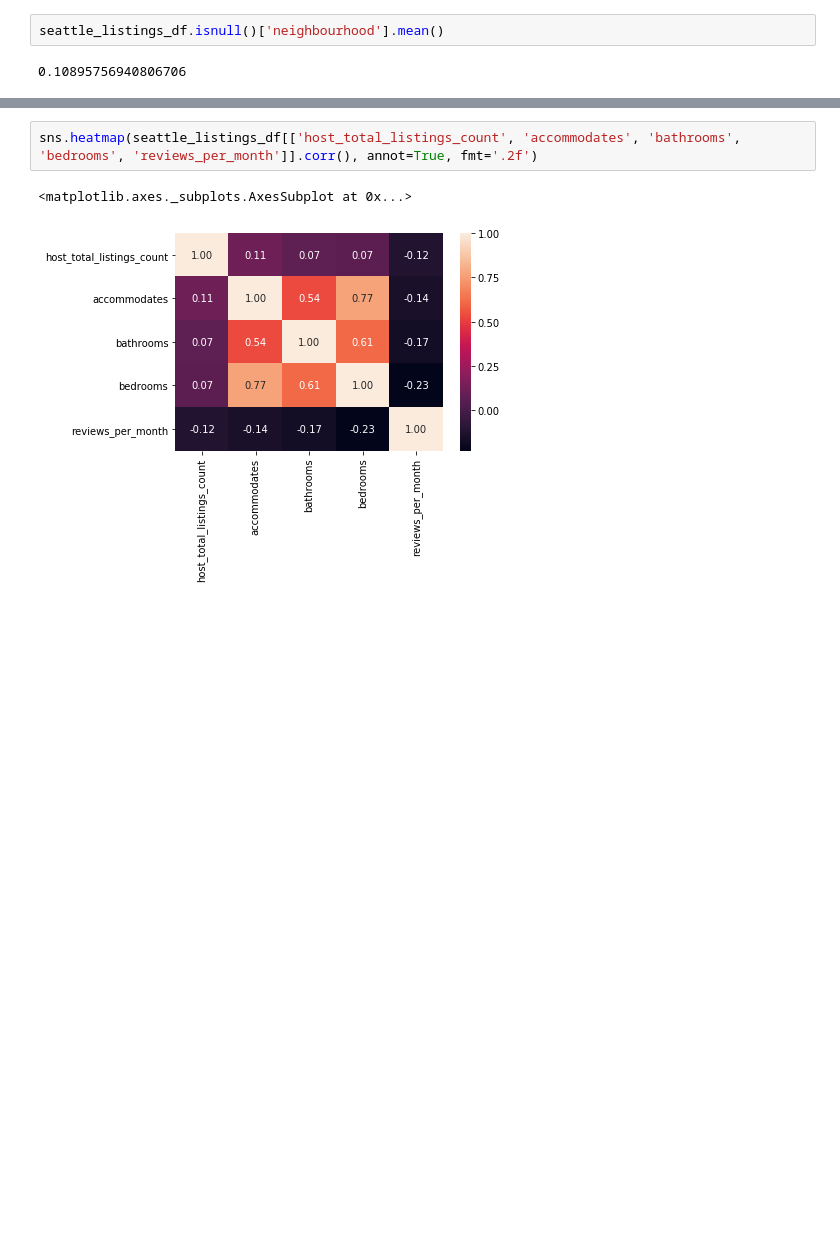
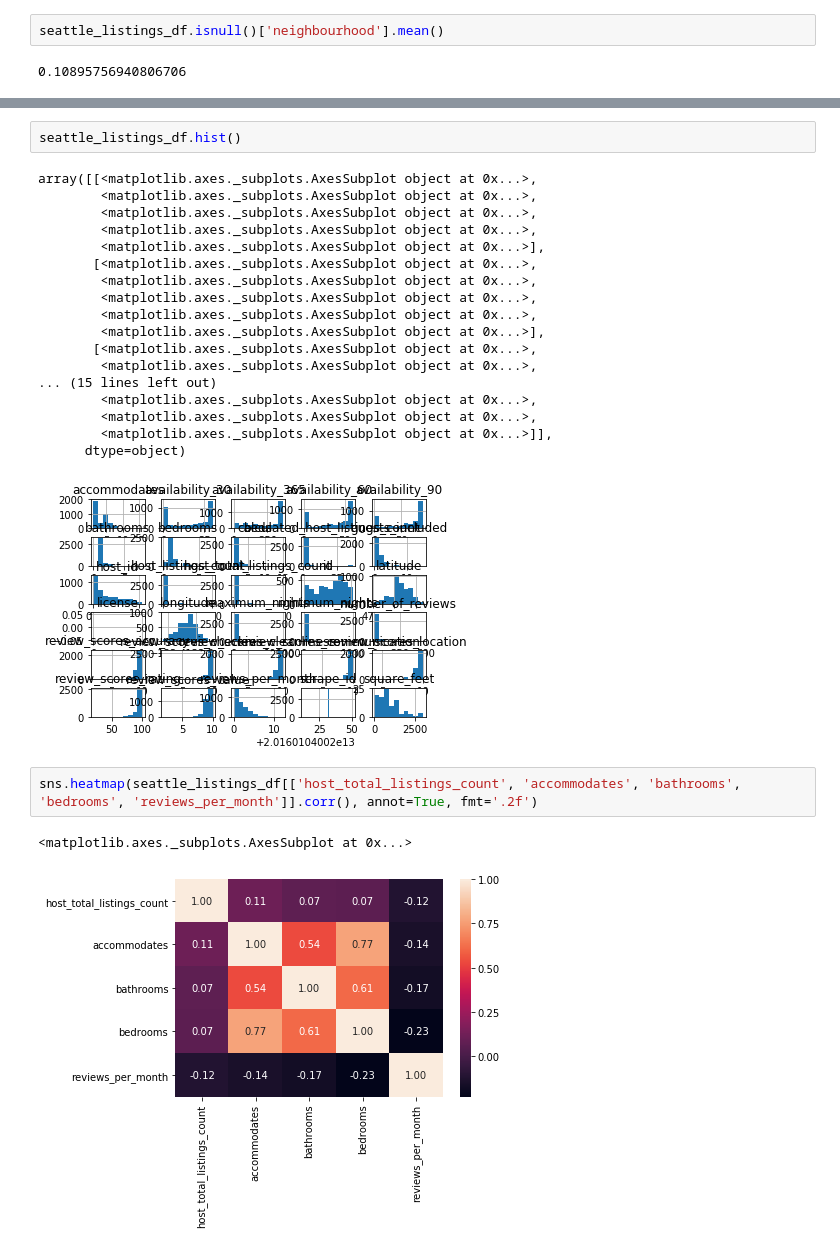
Before and after one commit to claudehotline/write_a_data_science_blog, a Jupyter notebook: Airbnb Seattle dataset.ipynb, the cells around one changed output, grey strips where cells are left out. Drawn from its saved outputs; the diff is of its cells as text; blank space fills up the shorter version.

```diff
--- a/Airbnb Seattle dataset.ipynb
+++ b/Airbnb Seattle dataset.ipynb
@@ -179,3 +123,24 @@ array([[<matplotlib.axes._subplots.AxesSubplot object at 0x...>,
+# %%
+seattle_listings_df.hist()
+# %% [output]
+array([[<matplotlib.axes._subplots.AxesSubplot object at 0x...>,
+        <matplotlib.axes._subplots.AxesSubplot object at 0x...>,
+        <matplotlib.axes._subplots.AxesSubplot object at 0x...>,
+        <matplotlib.axes._subplots.AxesSubplot object at 0x...>,
+        <matplotlib.axes._subplots.AxesSubplot object at 0x...>],
+       [<matplotlib.axes._subplots.AxesSubplot object at 0x...>,
+        <matplotlib.axes._subplots.AxesSubplot object at 0x...>,
+        <matplotlib.axes._subplots.AxesSubplot object at 0x...>,
+        <matplotlib.axes._subplots.AxesSubplot object at 0x...>,
+        <matplotlib.axes._subplots.AxesSubplot object at 0x...>],
+       [<matplotlib.axes._subplots.AxesSubplot object at 0x...>,
+        <matplotlib.axes._subplots.AxesSubplot object at 0x...>,
+... (15 lines left out)
+        <matplotlib.axes._subplots.AxesSubplot object at 0x...>,
+        <matplotlib.axes._subplots.AxesSubplot object at 0x...>,
+        <matplotlib.axes._subplots.AxesSubplot object at 0x...>]],
+      dtype=object)
+[figure, added]
 # %%
 sns.heatmap(seattle_listings_df[['host_total_listings_count', 'accommodates', 'bathrooms', 'bedrooms', 'reviews_per_month']].corr(), annot=True, fmt='.2f')
 # %% [output]
```
Also changed, not shown: parts of 19 cells of this notebook.
